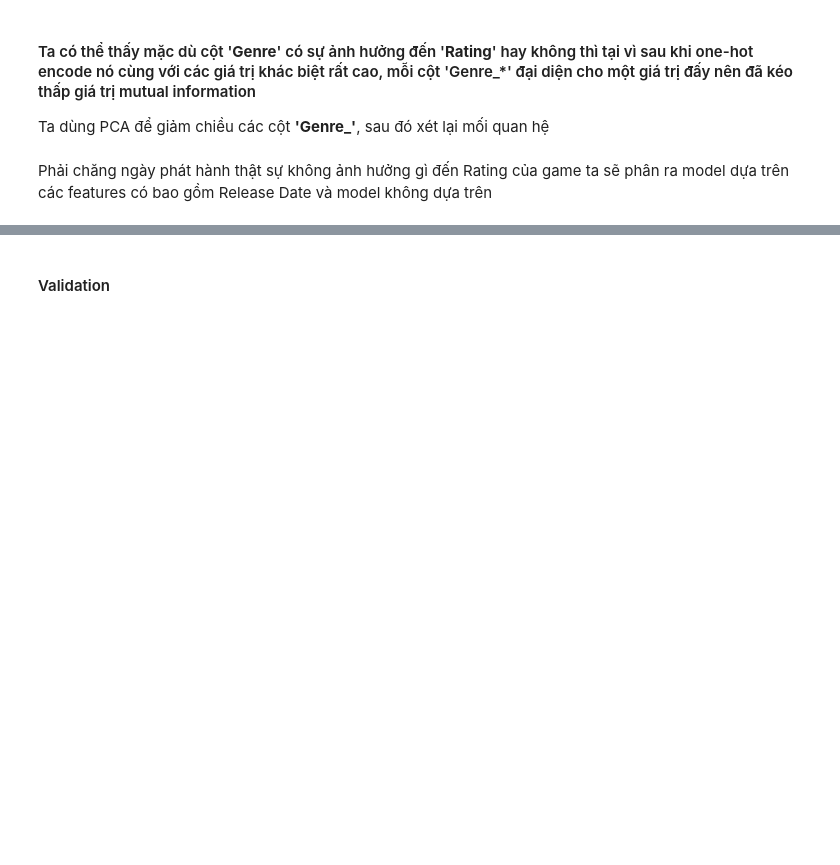
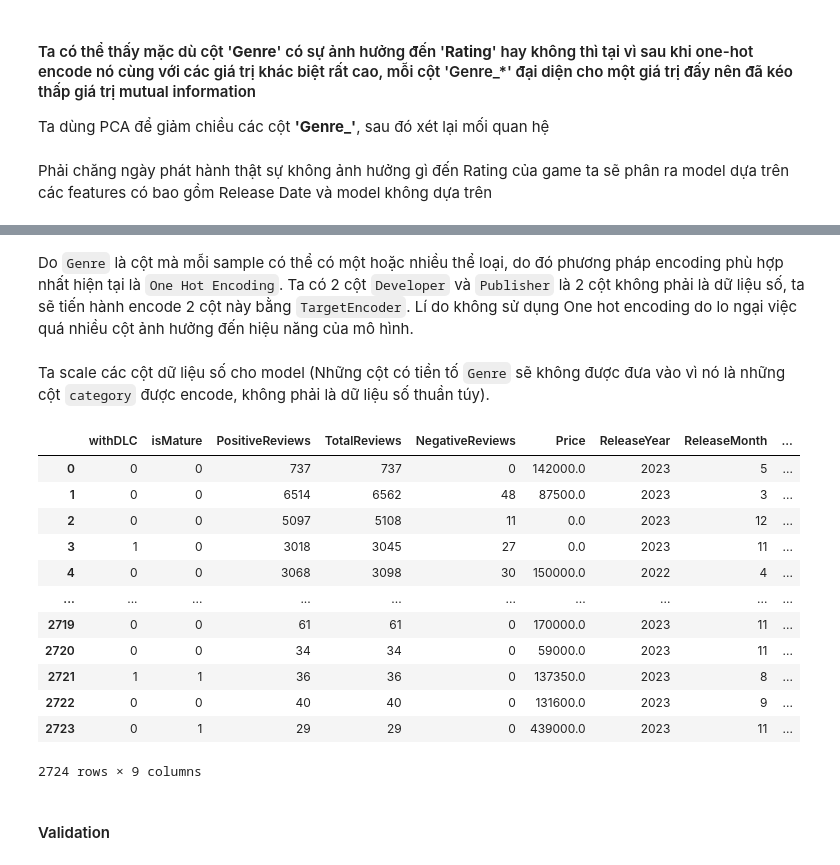
Before and after one commit to cheesepp/steam_game_ratings, a Jupyter notebook: data_modelling.ipynb, the cells around one changed output, grey strips where cells are left out. Drawn from its saved outputs; the diff is of its cells as text; code cells hidden in the pictures; blank space fills up the shorter version.

```diff
--- a/data_modelling.ipynb
+++ b/data_modelling.ipynb
@@ -70,0 +93,22 @@ Phải chăng ngày phát hành thật sự không ảnh hưởng gì đến Rat
+# %% [markdown]
+Do `Genre` là cột mà mỗi sample có thể có một hoặc nhiều thể loại, do đó phương pháp encoding phù hợp nhất hiện tại là `One Hot Encoding`.
+Ta có 2 cột `Developer` và `Publisher` là 2 cột không phải là dữ liệu số, ta sẽ tiến hành encode 2 cột này bằng `TargetEncoder`. Lí do không sử dụng One hot encoding do lo ngại việc quá nhiều cột ảnh hưởng đến hiệu năng của mô hình.
+# %% [markdown]
+Ta scale các cột dữ liệu số cho model (Những cột có tiền tố `Genre` sẽ không được đưa vào vì nó là những cột `category` được encode, không phải là dữ liệu số thuần túy).
+# %%
+numeric_df = X.select_dtypes(include='number')
+numeric_df
+# %% [output]
+|  | withDLC | isMature | PositiveReviews | TotalReviews | NegativeReviews | Price | ReleaseYear | ReleaseMonth | ... |
+| 0 | 0 | 0 | 737 | 737 | 0 | 142000.0 | 2023 | 5 | ... |
+| 1 | 0 | 0 | 6514 | 6562 | 48 | 87500.0 | 2023 | 3 | ... |
+| 2 | 0 | 0 | 5097 | 5108 | 11 | 0.0 | 2023 | 12 | ... |
+| 3 | 1 | 0 | 3018 | 3045 | 27 | 0.0 | 2023 | 11 | ... |
+| 4 | 0 | 0 | 3068 | 3098 | 30 | 150000.0 | 2022 | 4 | ... |
+| ... | ... | ... | ... | ... | ... | ... | ... | ... | ... |
+| 2719 | 0 | 0 | 61 | 61 | 0 | 170000.0 | 2023 | 11 | ... |
+| 2720 | 0 | 0 | 34 | 34 | 0 | 59000.0 | 2023 | 11 | ... |
+| 2721 | 1 | 1 | 36 | 36 | 0 | 137350.0 | 2023 | 8 | ... |
+| 2722 | 0 | 0 | 40 | 40 | 0 | 131600.0 | 2023 | 9 | ... |
+| 2723 | 0 | 1 | 29 | 29 | 0 | 439000.0 | 2023 | 11 | ... |
+2724 rows × 9 columns
```
Also changed, not shown: parts of 14 cells of this notebook, 3 other files.
